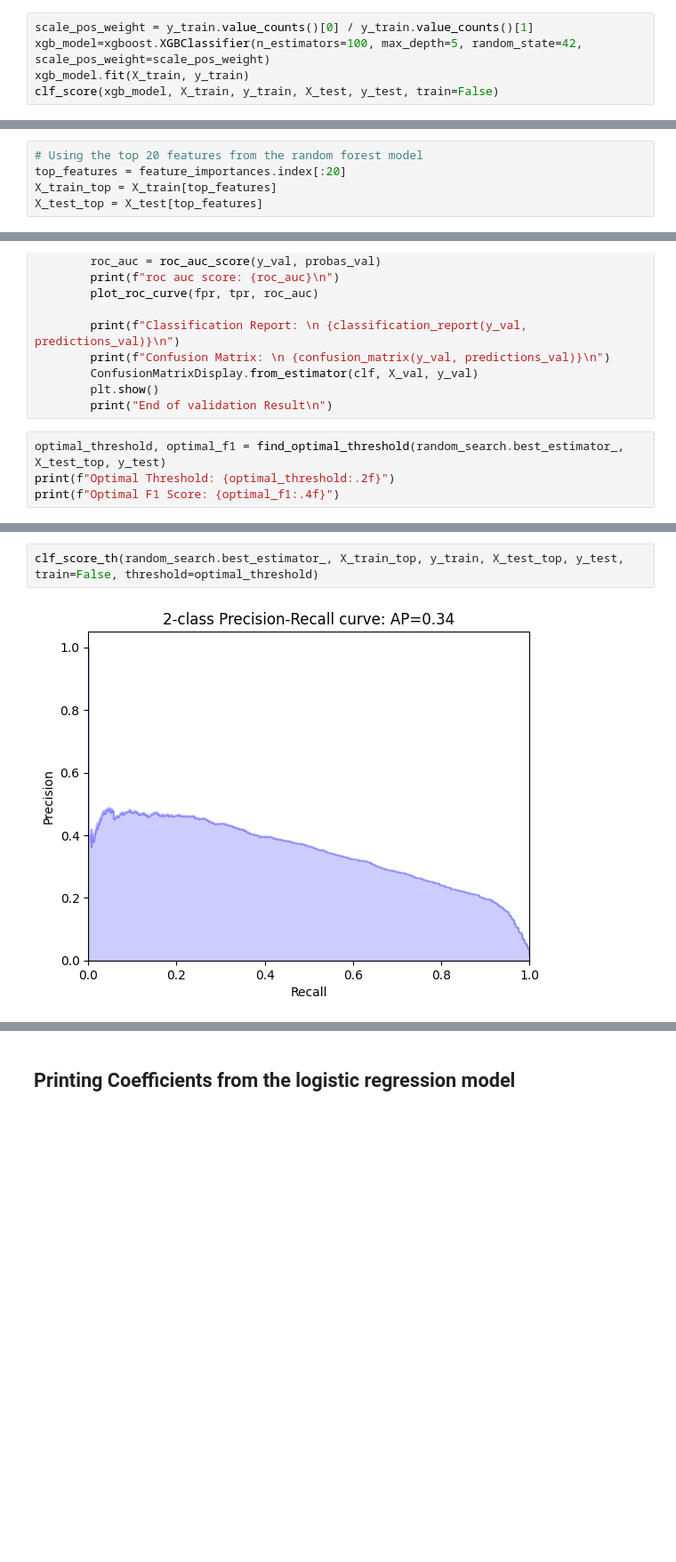
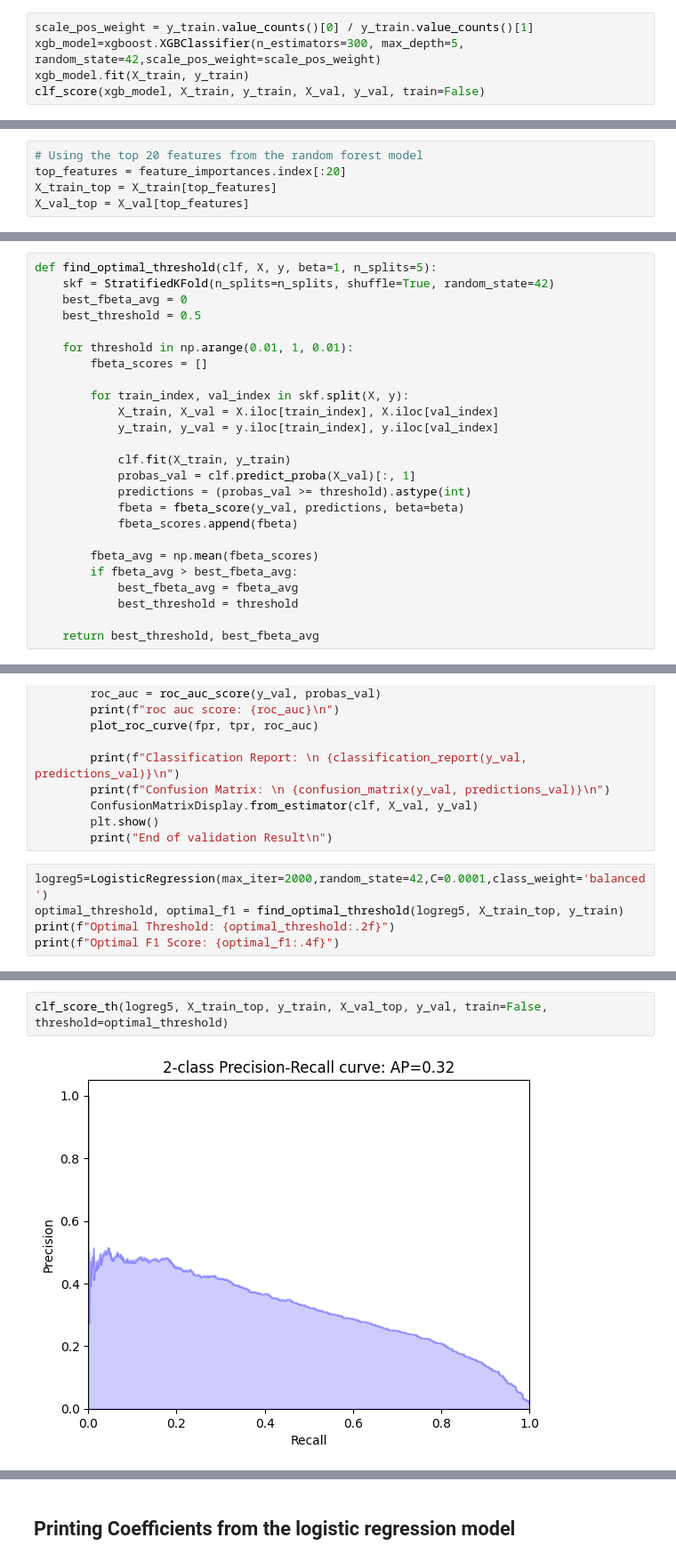
Before and after one commit to McGill-MMA-EnterpriseAnalytics/Revenue-Radar, a Jupyter notebook: Data Scientist-Conversion/Conversion_Prediction.ipynb, the cells around one changed output, grey strips where cells are left out. Shown at 89% size. Cells and saved outputs as stored; diff of their text form; blank space fills up the shorter version.

```diff
--- a/Data Scientist-Conversion/Conversion_Prediction.ipynb
+++ b/Data Scientist-Conversion/Conversion_Prediction.ipynb
@@ -302,7 +306,7 @@ Confusion Matrix:
 End of validation Result
 # %%
 scale_pos_weight = y_train.value_counts()[0] / y_train.value_counts()[1]
-xgb_model=xgboost.XGBClassifier(n_estimators=100, max_depth=5, random_state=42, scale_pos_weight=scale_pos_weight)
+xgb_model=xgboost.XGBClassifier(n_estimators=300, max_depth=5, random_state=42,scale_pos_weight=scale_pos_weight)
 xgb_model.fit(X_train, y_train)
-clf_score(xgb_model, X_train, y_train, X_test, y_test, train=False)
+clf_score(xgb_model, X_train, y_train, X_val, y_val, train=False)
 # %% [output]
@@ -350,7 +354,7 @@ Text(0.5, 1.0, 'Feature Importance')
 # Using the top 20 features from the random forest model
 top_features = feature_importances.index[:20]
 X_train_top = X_train[top_features]
-X_test_top = X_test[top_features]
+X_val_top = X_val[top_features]
 # %%
 logreg3=LogisticRegression(max_iter=2000,random_state=42, class_weight='balanced')
 logreg3.fit(X_train_top, y_train)
@@ -472,3 +438,28 @@ def find_optimal_threshold(clf, X_val, y_val):
+# %%
+def find_optimal_threshold(clf, X, y, beta=1, n_splits=5):
+    skf = StratifiedKFold(n_splits=n_splits, shuffle=True, random_state=42)
+    best_fbeta_avg = 0
+    best_threshold = 0.5
+
+    for threshold in np.arange(0.01, 1, 0.01):
+        fbeta_scores = []
+
+        for train_index, val_index in skf.split(X, y):
+            X_train, X_val = X.iloc[train_index], X.iloc[val_index]
+            y_train, y_val = y.iloc[train_index], y.iloc[val_index]
+
+            clf.fit(X_train, y_train)
+            probas_val = clf.predict_proba(X_val)[:, 1]
+            predictions = (probas_val >= threshold).astype(int)
+            fbeta = fbeta_score(y_val, predictions, beta=beta)
+            fbeta_scores.append(fbeta)
+
+        fbeta_avg = np.mean(fbeta_scores)
+        if fbeta_avg > best_fbeta_avg:
+            best_fbeta_avg = fbeta_avg
+            best_threshold = threshold
+
+    return best_threshold, best_fbeta_avg
 # %%
 
 def clf_score_th(clf, X_train, y_train, X_val, y_val, train=True, threshold=0.5):
@@ -501,7 +492,8 @@ def clf_score_th(clf, X_train, y_train, X_val, y_val, train=True, threshold=0.5)
         plt.show()
         print("End of validation Result\n")
 # %%
-optimal_threshold, optimal_f1 = find_optimal_threshold(random_search.best_estimator_, X_test_top, y_test)
+logreg5=LogisticRegression(max_iter=2000,random_state=42,C=0.0001,class_weight='balanced')
+optimal_threshold, optimal_f1 = find_optimal_threshold(logreg5, X_train_top, y_train)
 print(f"Optimal Threshold: {optimal_threshold:.2f}")
 print(f"Optimal F1 Score: {optimal_f1:.4f}")
 # %% [output]
@@ -510,4 +501,4 @@ Optimal Precision Score: 0.4223
 # %%
-clf_score_th(random_search.best_estimator_, X_train_top, y_train, X_test_top, y_test, train=False, threshold=optimal_threshold)
+clf_score_th(logreg5, X_train_top, y_train, X_val_top, y_val, train=False, threshold=optimal_threshold)
 # %% [output]
-[figure, old version]
+[figure, new version]
```
Also changed, not shown: parts of 31 cells of this notebook.
